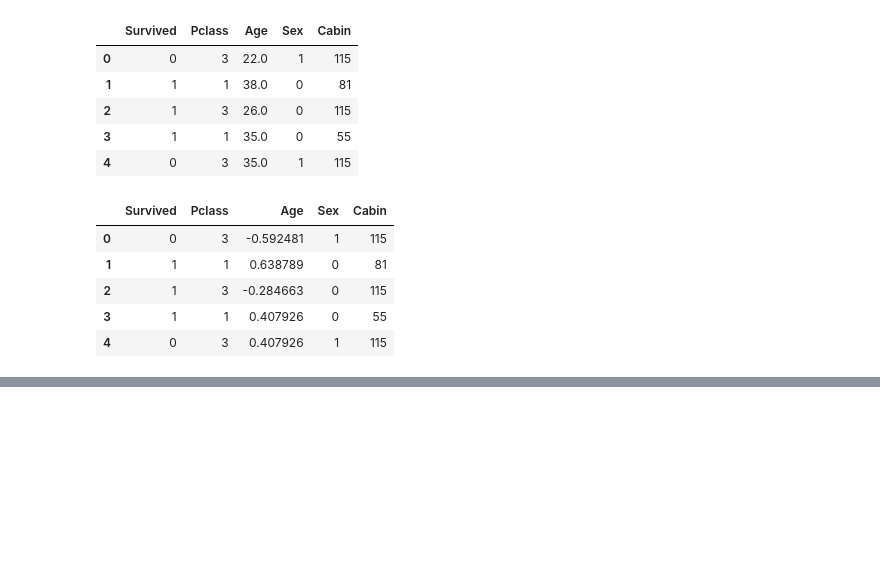
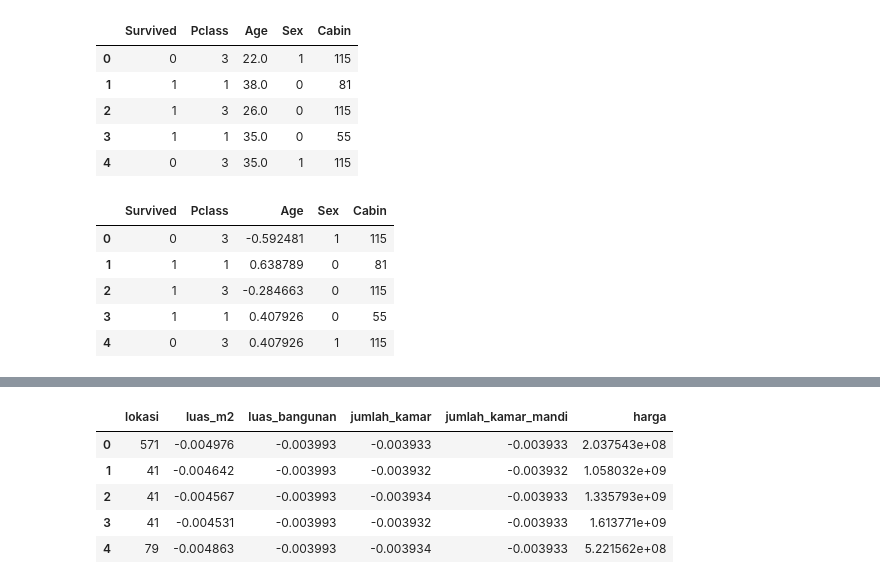
Before and after one commit to m1Febriansyah/244107020199-ML-12, a Jupyter notebook: JS02_Praktikum03.ipynb, the cells around one changed output, grey strips where cells are left out. Saved outputs shown, nothing was run; the diff lists cells and outputs as text; code cells hidden in the pictures; blank space fills up the shorter version.

```diff
--- a/JS02_Praktikum03.ipynb
+++ b/JS02_Praktikum03.ipynb
@@ -50,0 +78,12 @@ df.head()
+# %%
+le = LabelEncoder() # membuat objek dari LabelEncoder
+df['lokasi'] = le.fit_transform(df['lokasi']) # proses encoding
+# %%
+df.head()
+# %% [output]
+|  | lokasi | luas_m2 | luas_bangunan | jumlah_kamar | jumlah_kamar_mandi | harga |
+| 0 | 571 | -0.004976 | -0.003993 | -0.003933 | -0.003933 | 2.037543e+08 |
+| 1 | 41 | -0.004642 | -0.003993 | -0.003932 | -0.003932 | 1.058032e+09 |
+| 2 | 41 | -0.004567 | -0.003993 | -0.003934 | -0.003933 | 1.335793e+09 |
+| 3 | 41 | -0.004531 | -0.003993 | -0.003932 | -0.003933 | 1.613771e+09 |
+| 4 | 79 | -0.004863 | -0.003993 | -0.003934 | -0.003933 | 5.221562e+08 |
```
Also changed, not shown: parts of 4 cells of this notebook.
